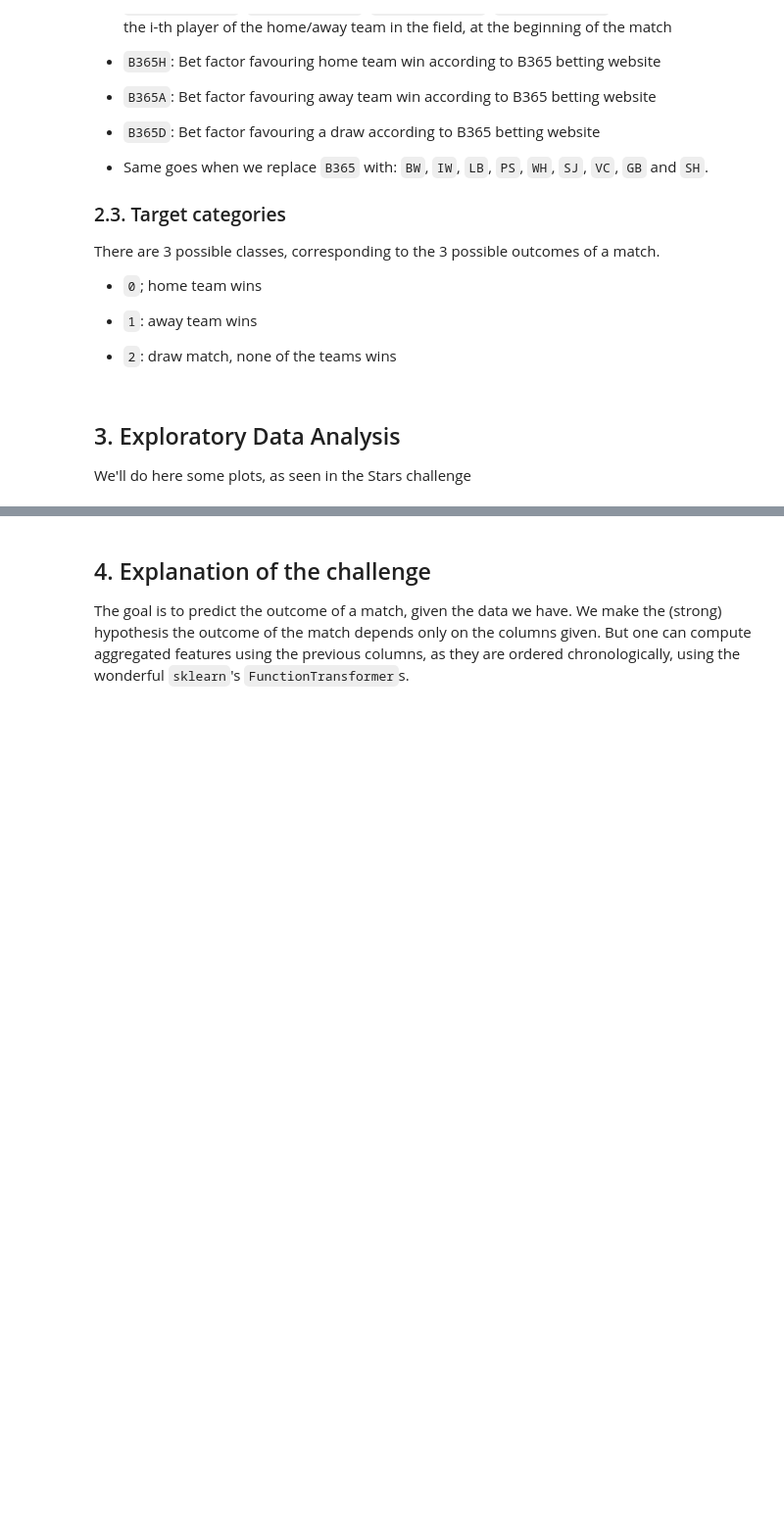
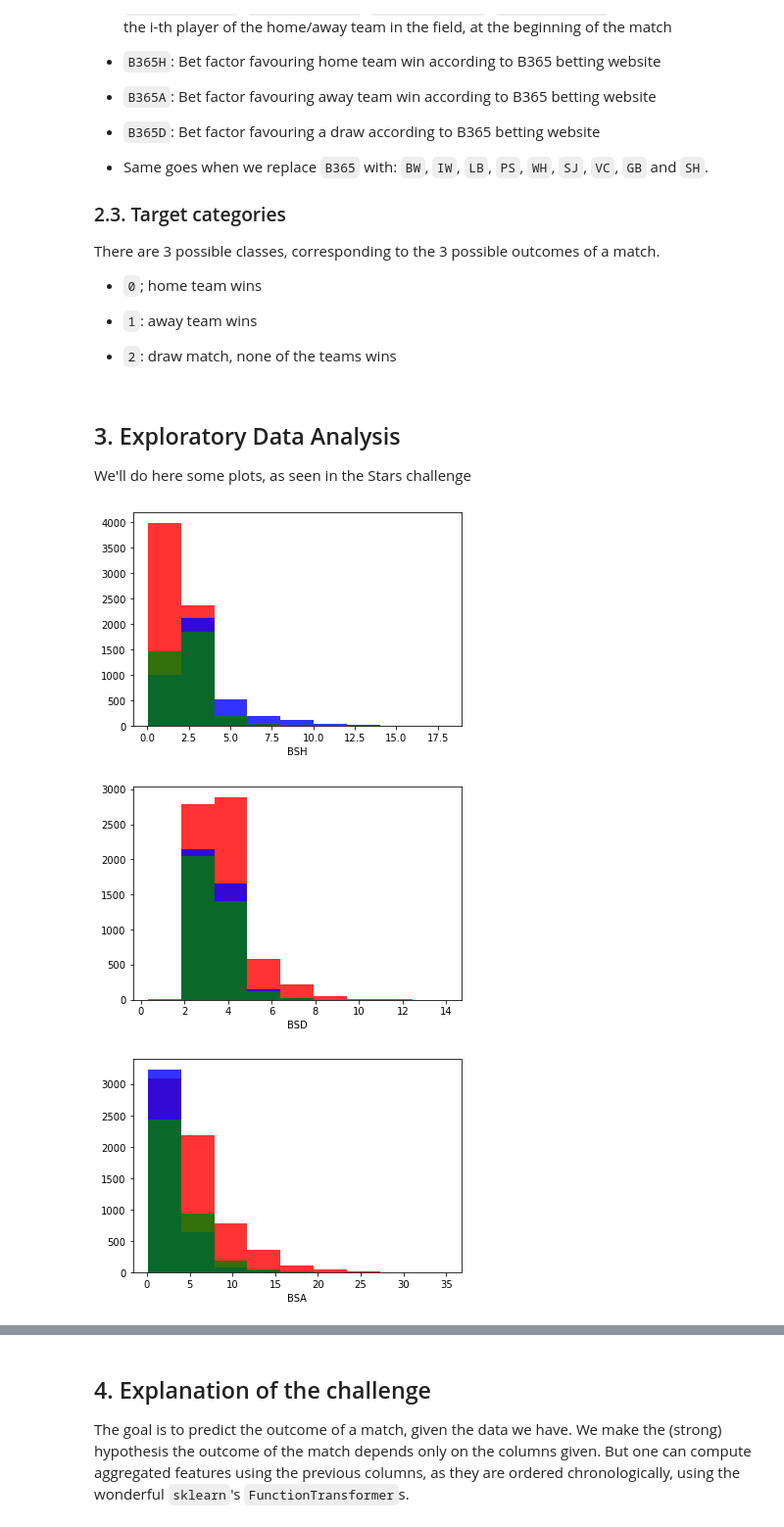
Before and after one commit to ismamds/efd-challenge, a Jupyter notebook: efd_starting_kit.ipynb, the cells around one changed output, grey strips where cells are left out. Shown at 98% size. Cells and saved outputs as stored; diff of their text form; code cells hidden in the pictures; blank space fills up the shorter version.

Commit message:
added plots

```diff
--- a/efd_starting_kit.ipynb
+++ b/efd_starting_kit.ipynb
@@ -84,22 +90,15 @@ We'll do here some plots, as seen in the Stars challenge
 # Visualisation selon les variables :
 
 colors = ['r', 'b', 'g']
-labels = [0, 1, 2]
+labels = [0,1,2]
 
 def plot_classwise_normalized(feature, bins=None):
     if bins is None:
-        bins = np.linspace(X_train[feature].min(), X_train[feature].max(), 10)
+        bins = np.linspace(X_train[feature].min()-1, X_train[feature].max()+1, 10)
     for label, color in zip(labels, colors):
-        plt.hist(X_train[y_train == label][feature].values, density=True, bins=bins,
+        plt.hist(X_train[y_train == label][feature].values, density=False, bins=bins,
                  alpha=0.8, color=color)
         plt.xlabel(feature)
-        plt.ylabel("Density")
-
-
-#for feature in features :
-#    plt.figure()
-#    plot_classwise_normalized(feature)
-
 
 def plot_classwise_scatter(feature1, feature2, range1=None, range2=None):
     if range1 is None:
@@ -111,4 +110,13 @@ def plot_classwise_scatter(feature1, feature2, range1=None, range2=None):
         plt.ylim(range2[0], range2[1])
         plt.scatter(X_train[y_train == label][feature1],
                     X_train[y_train == label][feature2],
-            alpha=0.3, s=80, c=color, marker='.');
+            alpha=0.3, s=80, c=color, marker='.')
+# %%
+features = ["BSH","BSD","BSA"]
+for feature in features :
+    plt.figure()
+    plot_classwise_normalized(feature)
+# %% [output]
+[figure, added]
+[figure, added]
+[figure, added]
```
Also changed, not shown: parts of 6 cells of this notebook.
